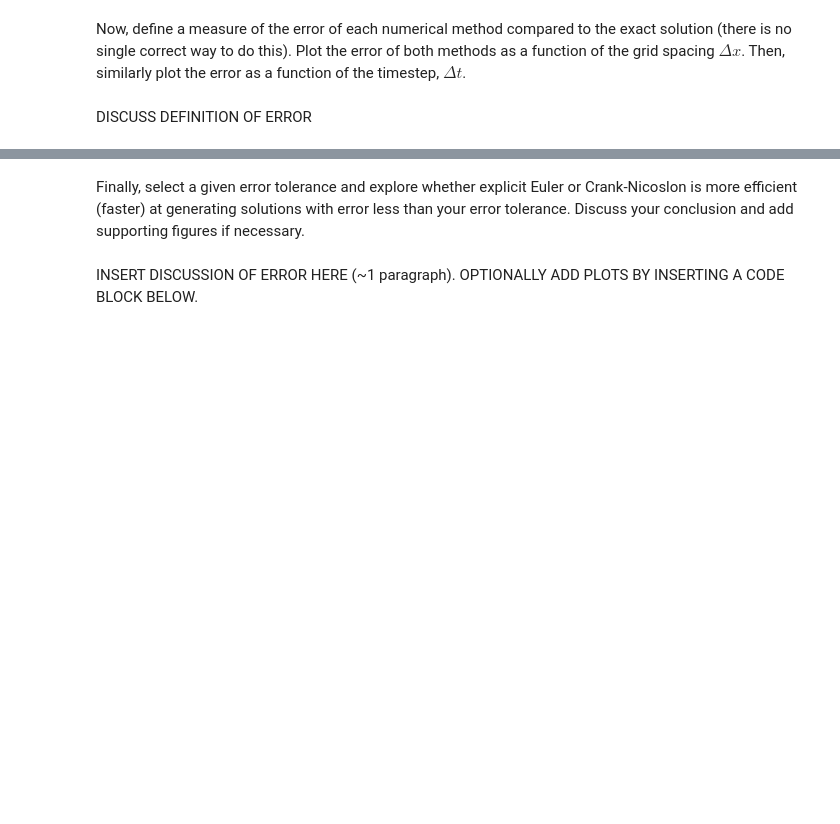
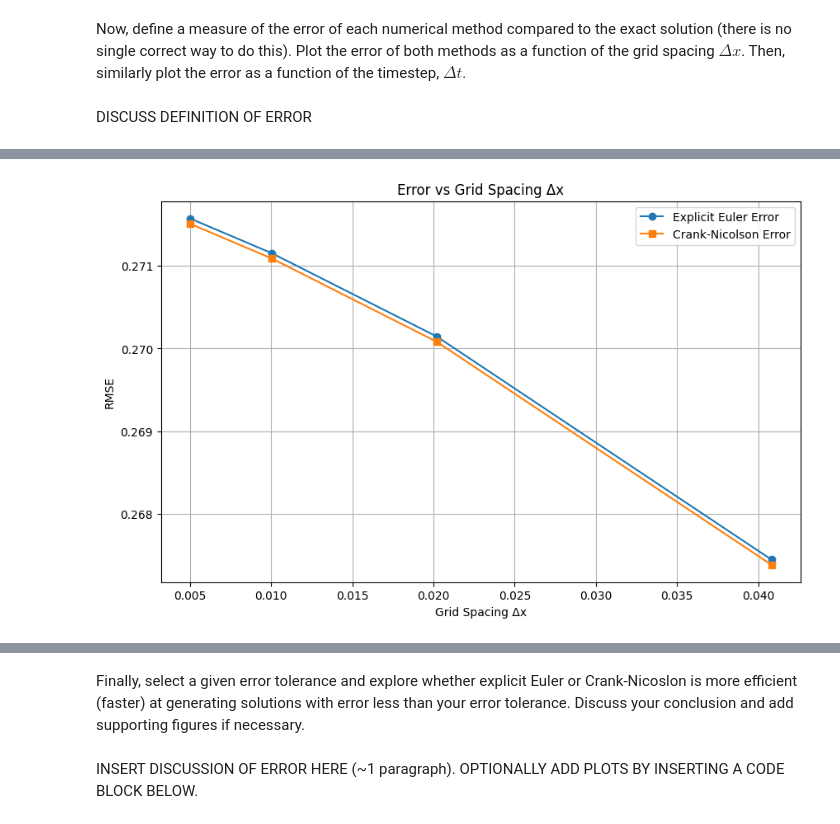
Before and after one commit to StarYuxinChen/QCES, a Jupyter notebook: Project1_numerical_methods.ipynb, the cells around one changed output, grey strips where cells are left out. Cells and saved outputs as stored; diff of their text form; code cells hidden in the pictures; blank space fills up the shorter version.

```diff
--- a/Project1_numerical_methods.ipynb
+++ b/Project1_numerical_methods.ipynb
@@ -253,0 +292,93 @@ DISCUSS DEFINITION OF ERROR
+# %%
+# Define the exact solution at the final time
+def exact_solution(x, kappa, t_end):
+    return (4 * np.pi * kappa * t_end) ** (-0.5) * np.exp(-x**2 / (4 * kappa * t_end))
+
+# Define RMSE (root mean square error) calculation
+def calculate_RMSE(c_numerical, c_exact):
+    return np.sqrt(np.mean((c_numerical - c_exact) ** 2))
+
+# Parameters
+kappa = 0.001
+t_start = 0
+t_end = 10
+Nt = 1000
+x_start = -1
+x_end = 1
+
+# Define ranges for grid spacing (Delta x) and timestep (Delta t)
+Nx_values = [50, 100, 200, 400]
+Nt_values = [500, 1000, 2000, 4000]
+
+# Error as a function of Delta x
+errors_dx_EE = []
+errors_dx_CN = []
+dx_values = []
+
+for Nx in Nx_values:
+    x = np.linspace(x_start, x_end, Nx)
+    t = np.linspace(t_start, t_end, Nt)
+    dx = (x_end - x_start) / (Nx - 1)
+    dx_values.append(dx)
+
+    # Calculate the exact solution at the final time
+    c_exact = exact_solution(x, kappa, t_end)
+
+    # Run numerical methods
+    c_EE = EE(x, t, kappa)  # Explicit Euler solution
+    c_CN = CN(x, t, kappa)  # Crank-Nicolson solution
+
+    # Calculate errors
+    error_EE = calculate_rmse(c_EE[:, -1], c_exact)
+    error_CN = calculate_rmse(c_CN[:, -1], c_exact)
+
+    errors_dx_EE.append(error_EE)
+    errors_dx_CN.append(error_CN)
+
+# Plot error vs Delta x
+plt.figure(figsize=(10, 6))
+plt.plot(dx_values, errors_dx_EE, label='Explicit Euler Error', marker='o')
+plt.plot(dx_values, errors_dx_CN, label='Crank-Nicolson Error', marker='s')
+plt.xlabel('Grid Spacing Δx')
+plt.ylabel('RMSE')
+plt.title('Error vs Grid Spacing Δx')
+plt.legend()
+plt.grid(True)
+plt.show()
+
+# Error as a function of Delta t
+errors_dt_EE = []
+errors_dt_CN = []
+dt_values = []
+
+for Nt in Nt_values:
+    t = np.linspace(t_start, t_end, Nt)
+    x = np.linspace(x_start, x_end, Nx_values[1])  # Choose a fixed Nx for this part
+    dt = (t_end - t_start) / (Nt - 1)
+    dt_values.append(dt)
+
+    # Calculate the exact solution at the final time
+    c_exact = exact_solution(x, kappa, t_end)
+
+    # Run numerical methods
+    c_EE = EE(x, t, kappa)  # Explicit Euler solution
+    c_CN = CN(x, t, kappa)  # Crank-Nicolson solution
+
+    # Calculate errors
+    error_EE = calculate_rmse(c_EE[:, -1], c_exact)
+    error_CN = calculate_rmse(c_CN[:, -1], c_exact)
+
+    errors_dt_EE.append(error_EE)
+    errors_dt_CN.append(error_CN)
+
+# Plot error vs Delta t
+plt.figure(figsize=(10, 6))
+plt.plot(dt_values, errors_dt_EE, label='Explicit Euler Error', marker='o')
+plt.plot(dt_values, errors_dt_CN, label='Crank-Nicolson Error', marker='s')
+plt.xlabel('Timestep Δt')
+plt.ylabel('RMSE')
+plt.title('Error vs Timestep Δt')
+plt.legend()
+plt.grid(True)
+plt.show()
+# %% [output]
@@ -253,0 +393 @@ DISCUSS DEFINITION OF ERROR
+[figure, added]
```
Also changed, not shown: parts of 7 cells of this notebook.
